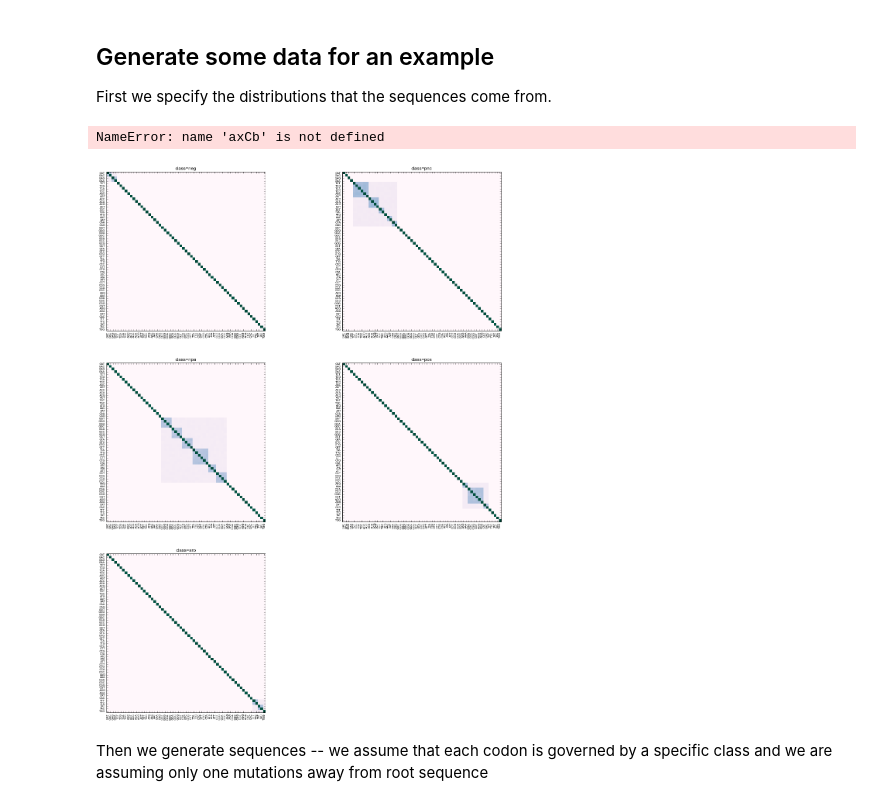
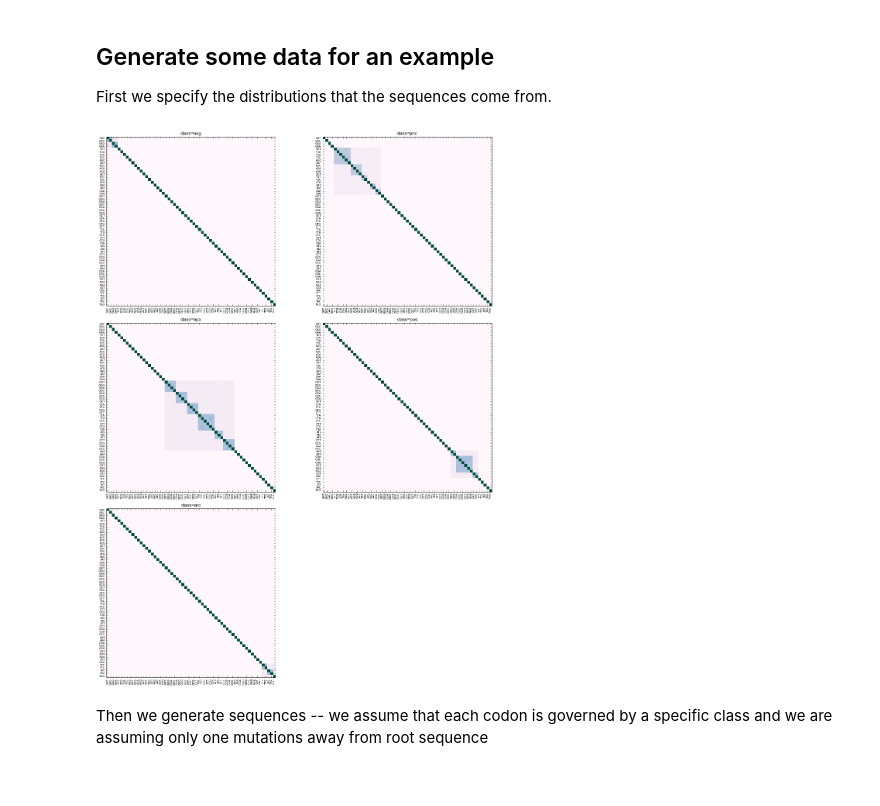
Before and after one commit to ajrichards/phylogenetic-models, a Jupyter notebook: cat-model/LDA_for_Phylogenetics.ipynb, the cells around one changed output. Saved outputs shown, nothing was run; the diff lists cells and outputs as text; code cells hidden in the pictures.

Commit message:
fixed plot bug

```diff
--- a/cat-model/LDA_for_Phylogenetics.ipynb
+++ b/cat-model/LDA_for_Phylogenetics.ipynb
@@ -105,37 +105,36 @@ for c,classAa in sim.pp2aa.iteritems():
     cMatrices[c] = sim.generate_class_matrix(mat,_classCodons)
     classCodons[c] = _classCodons
 
 # short hand notation for the classes
 classShort = {"neg":"1",\
               "pos":"2",\
               "pnc":"3",\
               "aro":"4",\
               "npa":"5"}
 
 # summarizing plot
 cmap = plt.cm.PuBuGn
 fig = plt.figure(figsize=(20,25),dpi=500)
 subplt = 0
 for c in sim.pp2aa.keys():
     cmat = cMatrices[c]
     subplt += 1
     ax = fig.add_subplot(3,2,subplt)
     hmap = ax.imshow(cmat, interpolation='nearest',aspect='auto',cmap=cmap)
     _ = ax.set_title("class=%s"%c)
     _ = ax.set_xticks(range(sim.codons.size))
     _ = ax.set_yticks(range(sim.codons.size))
     _ = ax.set_xticklabels(sim.codons,fontsize=7)
     _ = ax.set_yticklabels(sim.codons,fontsize=7)
     xlabs = ax.get_xticklabels()
     plt.setp(xlabs, rotation=90)
     ax.set_aspect(1./ax.get_data_ratio())
-#axCb = fig.add_subplot(3,2,6)
-cb1 = mpl.colorbar.ColorbarBase(axCb,cmap=cmap,orientation='vertical')
+
+#cb1 = mpl.colorbar.ColorbarBase(axCb,cmap=cmap,orientation='vertical')
 
 plt.subplots_adjust(hspace=0.1,wspace=0.00001)
 # %% [output]
-NameError: name 'axCb' is not defined
-[figure, old version]
+[figure, new version]
 # %% [markdown]
 Then we generate sequences -- we assume that each codon is governed by a specific class and we are assuming only one mutations away from root sequence
 # %%
```
Also changed, not shown: parts of 5 cells of this notebook, 10 other files.
